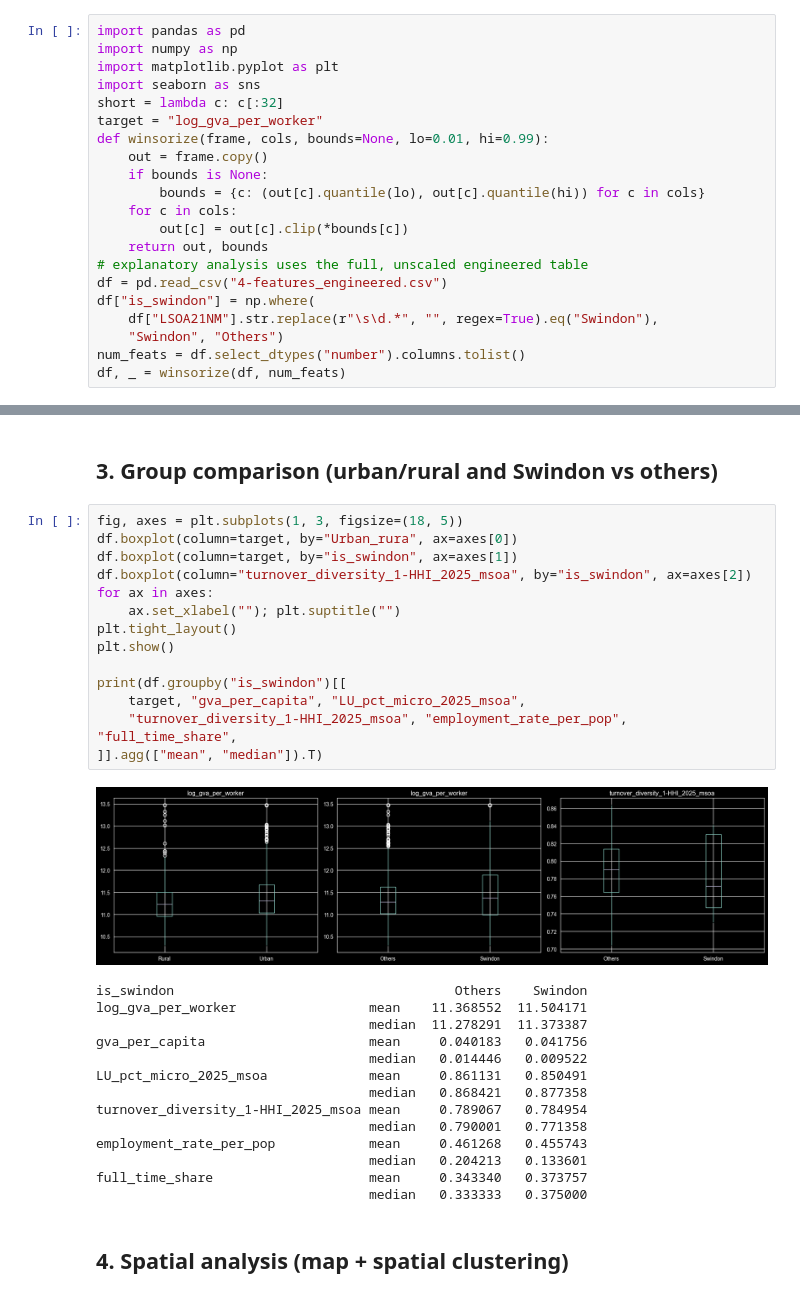
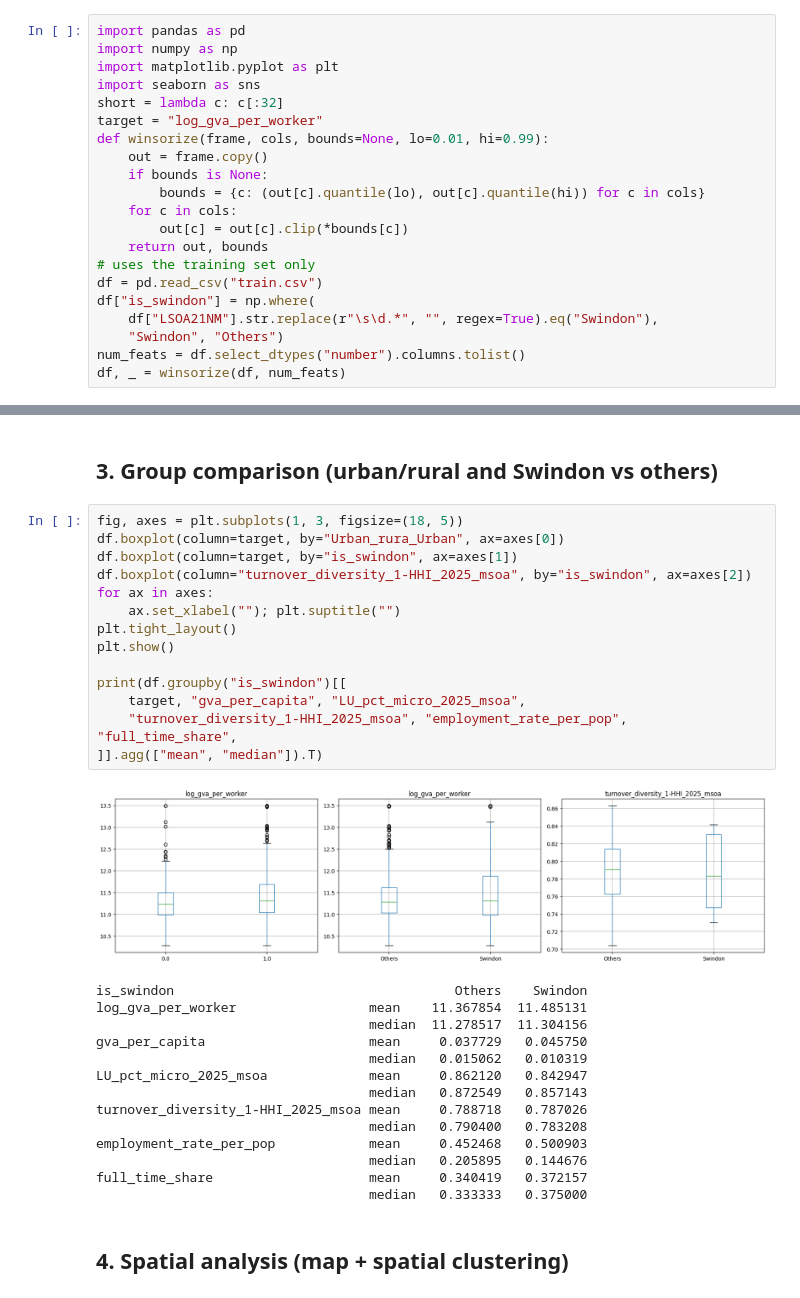
Before and after one commit to StooneJam/G23-Swindon-Borough-Council, a Jupyter notebook: data preprocessing+EDA/EDA.ipynb, the cells around one changed output, grey strips where cells are left out. Cells and saved outputs as stored; diff of their text form.

```diff
--- a/data preprocessing+EDA/EDA.ipynb
+++ b/data preprocessing+EDA/EDA.ipynb
@@ -21,8 +21,8 @@ def winsorize(frame, cols, bounds=None, lo=0.01, hi=0.99):
     for c in cols:
         out[c] = out[c].clip(*bounds[c])
     return out, bounds
-# explanatory analysis uses the full, unscaled engineered table
-df = pd.read_csv("4-features_engineered.csv")
+# uses the training set only
+df = pd.read_csv("train.csv")
 df["is_swindon"] = np.where(
     df["LSOA21NM"].str.replace(r"\s\d.*", "", regex=True).eq("Swindon"),
     "Swindon", "Others")
@@ -71,32 +71,32 @@ plt.show()
 ## 3. Group comparison (urban/rural and Swindon vs others)
 # %%
 fig, axes = plt.subplots(1, 3, figsize=(18, 5))
-df.boxplot(column=target, by="Urban_rura", ax=axes[0])
+df.boxplot(column=target, by="Urban_rura_Urban", ax=axes[0])
 df.boxplot(column=target, by="is_swindon", ax=axes[1])
 df.boxplot(column="turnover_diversity_1-HHI_2025_msoa", by="is_swindon", ax=axes[2])
 for ax in axes:
     ax.set_xlabel(""); plt.suptitle("")
 plt.tight_layout()
 plt.show()
 
 print(df.groupby("is_swindon")[[
     target, "gva_per_capita", "LU_pct_micro_2025_msoa",
     "turnover_diversity_1-HHI_2025_msoa", "employment_rate_per_pop", "full_time_share",
 ]].agg(["mean", "median"]).T)
 # %% [output]
-[figure, old version]
+[figure, new version]
 is_swindon                                    Others    Swindon
-log_gva_per_worker                 mean    11.368552  11.504171
-                                   median  11.278291  11.373387
-gva_per_capita                     mean     0.040183   0.041756
-                                   median   0.014446   0.009522
-LU_pct_micro_2025_msoa             mean     0.861131   0.850491
-                                   median   0.868421   0.877358
-turnover_diversity_1-HHI_2025_msoa mean     0.789067   0.784954
-                                   median   0.790001   0.771358
-employment_rate_per_pop            mean     0.461268   0.455743
-                                   median   0.204213   0.133601
-full_time_share                    mean     0.343340   0.373757
+log_gva_per_worker                 mean    11.367854  11.485131
+                                   median  11.278517  11.304156
+gva_per_capita                     mean     0.037729   0.045750
+                                   median   0.015062   0.010319
+LU_pct_micro_2025_msoa             mean     0.862120   0.842947
+                                   median   0.872549   0.857143
+turnover_diversity_1-HHI_2025_msoa mean     0.788718   0.787026
+                                   median   0.790400   0.783208
+employment_rate_per_pop            mean     0.452468   0.500903
+                                   median   0.205895   0.144676
+full_time_share                    mean     0.340419   0.372157
                                    median   0.333333   0.375000
 # %% [markdown]
 ## 4. Spatial analysis (map + spatial clustering)
```
Also changed, not shown: parts of 16 cells of this notebook, 14 other files.
